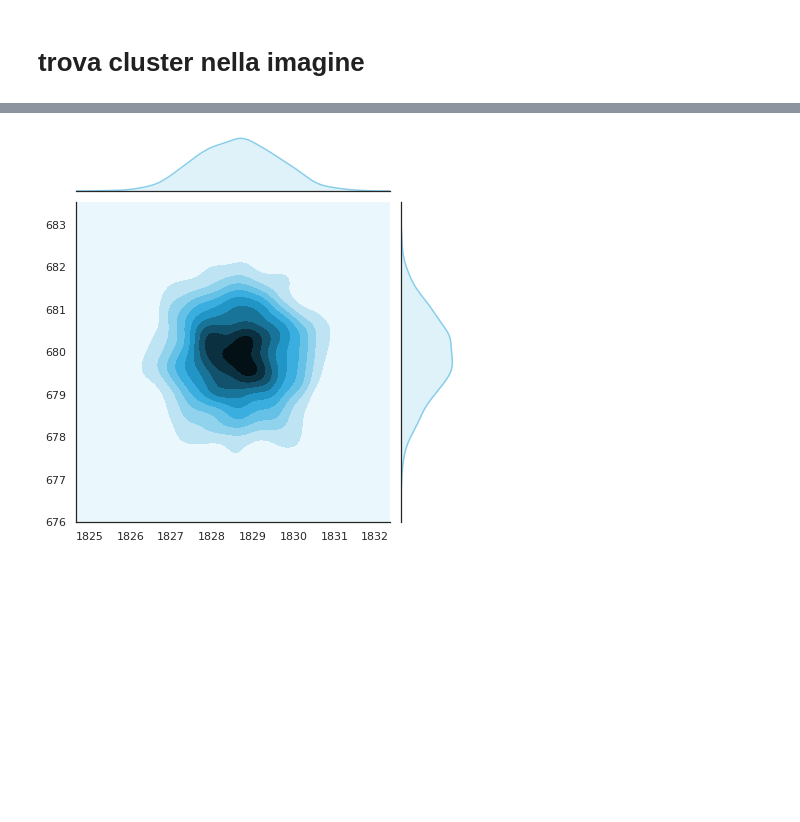
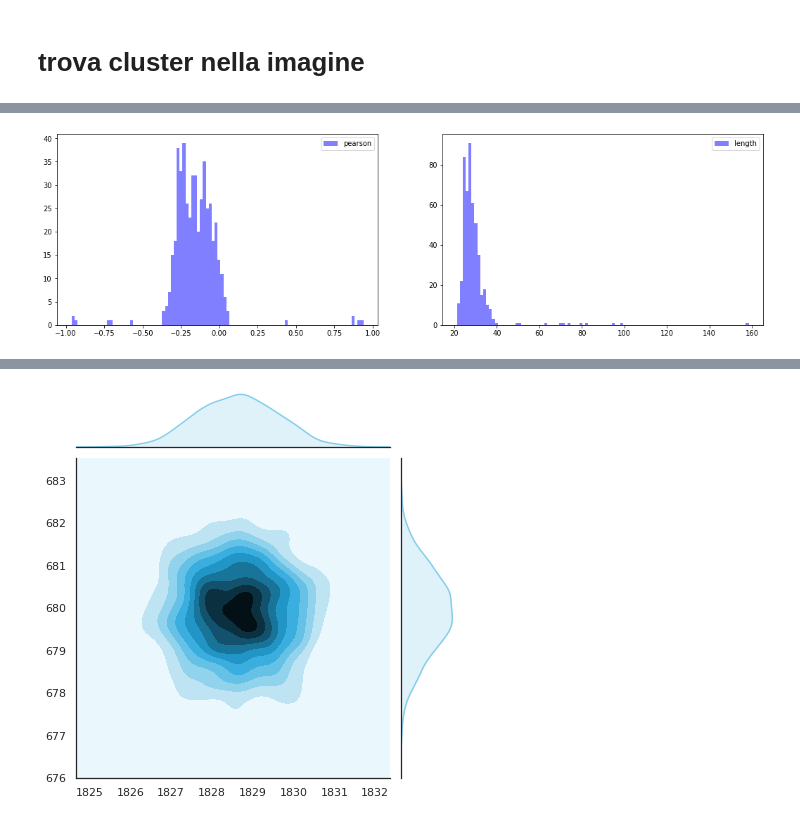
Before and after one commit to gmazzitelli/studenti, a Jupyter notebook: simulate_imege.ipynb, the cells around one changed output, grey strips where cells are left out. Drawn from its saved outputs; the diff is of its cells as text; code cells hidden in the pictures; blank space fills up the shorter version.

```diff
--- a/simulate_imege.ipynb
+++ b/simulate_imege.ipynb
@@ -197,3 +222,12 @@ plt.show()
+# %%
+fig, ax = plt.subplots(1,2, figsize=(18,5))
+ax[0].hist(df.pearson, bins=100, label='pearson', color='blue', alpha=0.5)
+ax[1].hist(df.length, bins=100, label='length', color='blue', alpha=0.5)
+ax[0].legend()
+ax[1].legend()
+plt.show()
+# %% [output]
+[figure, added]
 # %%
 #
 # controllo sulla e generazione del blob
```
Also changed, not shown: parts of 18 cells of this notebook.
